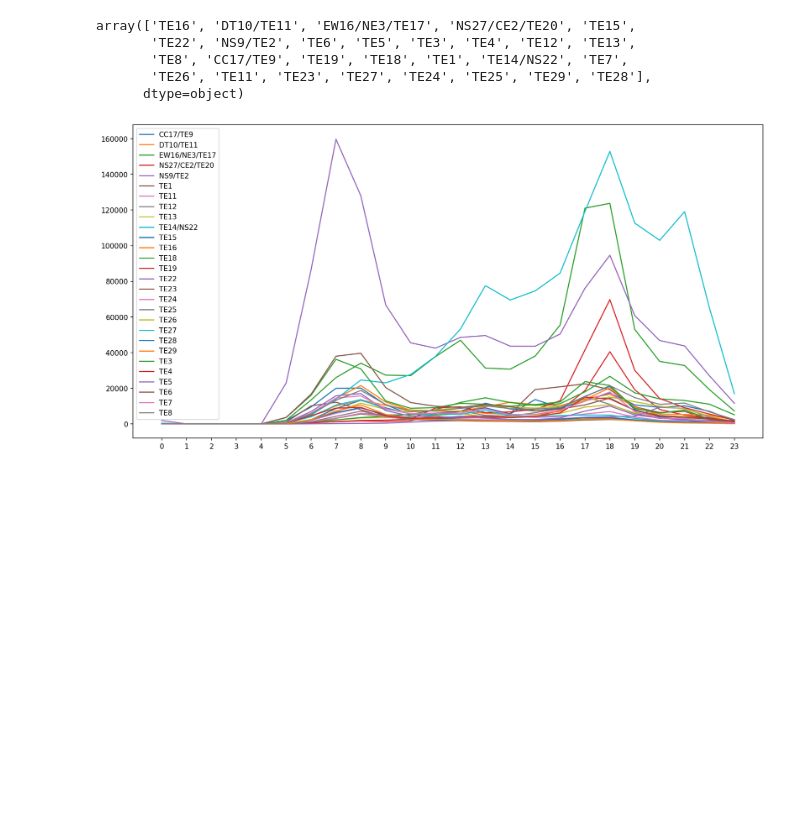
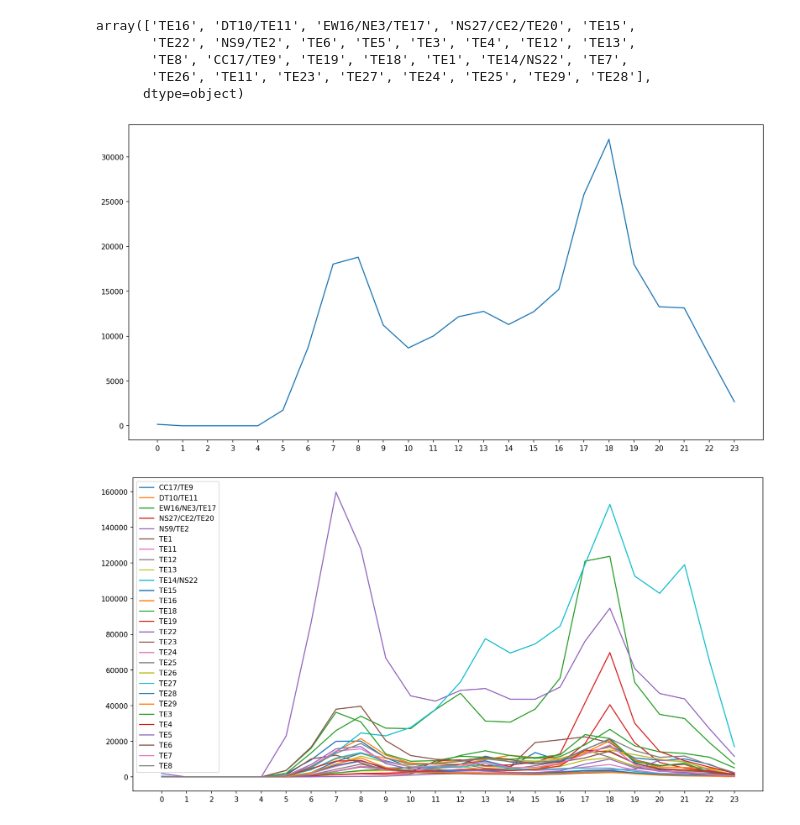
Before and after one commit to FreedomXV/GNAR-FYP, a Jupyter notebook: Data Processing/exploratory_data_analysis.ipynb, the cells around one changed output. Saved outputs shown, nothing was run; the diff lists cells and outputs as text; code cells hidden in the pictures; blank space fills up the shorter version.

Commit message:
Added more EDA and graph images

```diff
--- a/Data Processing/exploratory_data_analysis.ipynb
+++ b/Data Processing/exploratory_data_analysis.ipynb
@@ -63,6 +63,20 @@ array(['TE16', 'DT10/TE11', 'EW16/NE3/TE17', 'NS27/CE2/TE20', 'TE15',
        'TE8', 'CC17/TE9', 'TE19', 'TE18', 'TE1', 'TE14/NS22', 'TE7',
        'TE26', 'TE11', 'TE23', 'TE27', 'TE24', 'TE25', 'TE29', 'TE28'],
       dtype=object)
+# %%
+plt.figure(figsize=(16, 8), dpi=150)
+
+temp_df = mrt_thomson_ec_df[mrt_thomson_ec_df['DAY_TYPE'] == 'WEEKDAY'].copy()
+temp_df = temp_df.groupby('TIME_PER_HOUR')['TOTAL_TAP_IN_VOLUME'].mean()
+
+plt.plot(temp_df)
+
+plt.xticks(np.arange(0, 24, 1.0))
+plt.show()
+
+# Peak periods at 7.30am and 6pm (going in and back from work) for weekdays
+# %% [output]
+[figure, added]
 # %%
 plt.figure(figsize=(16, 8), dpi=150)
 
```
Also changed, not shown: parts of 11 cells of this notebook, 18 other files.
